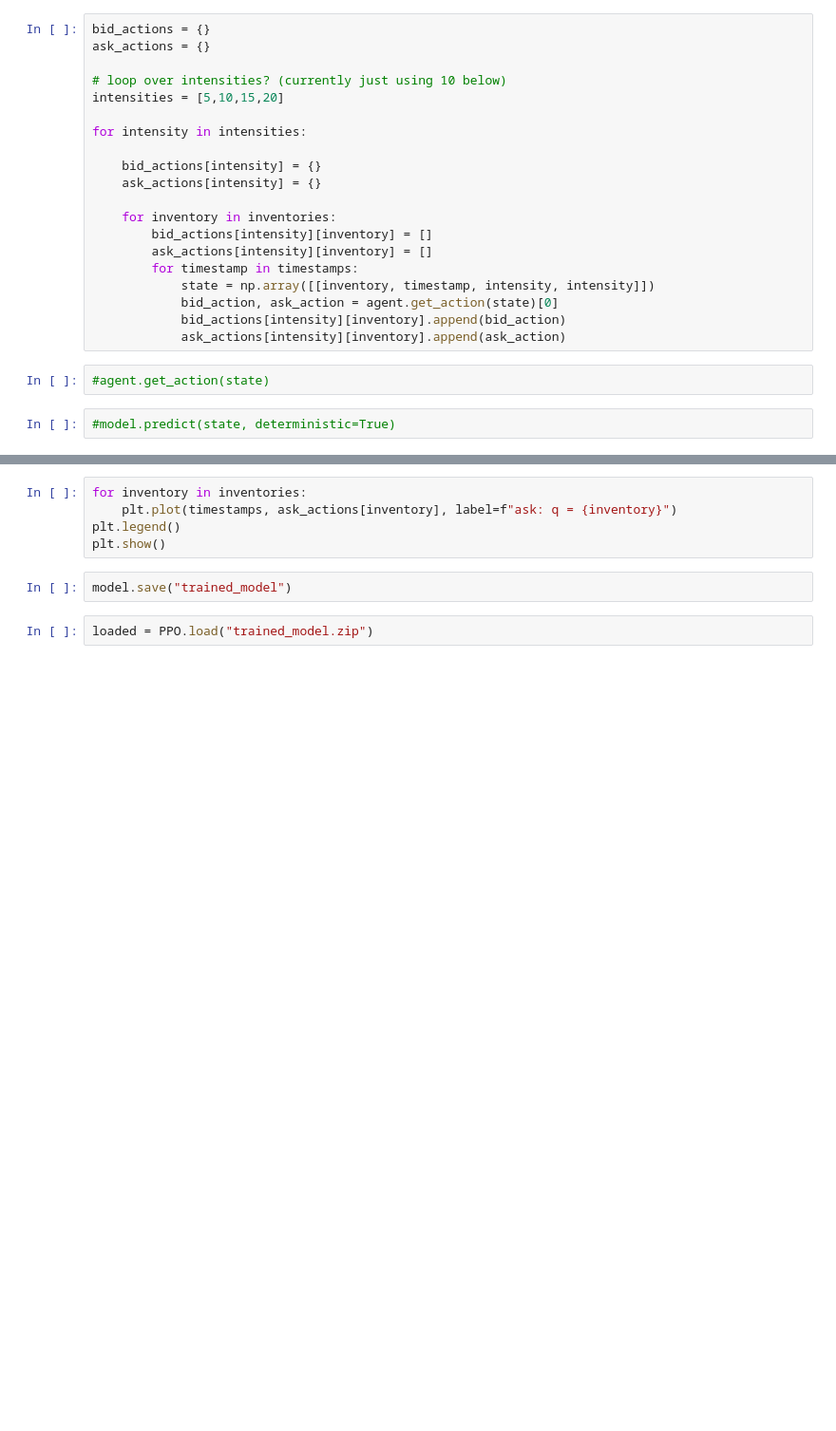
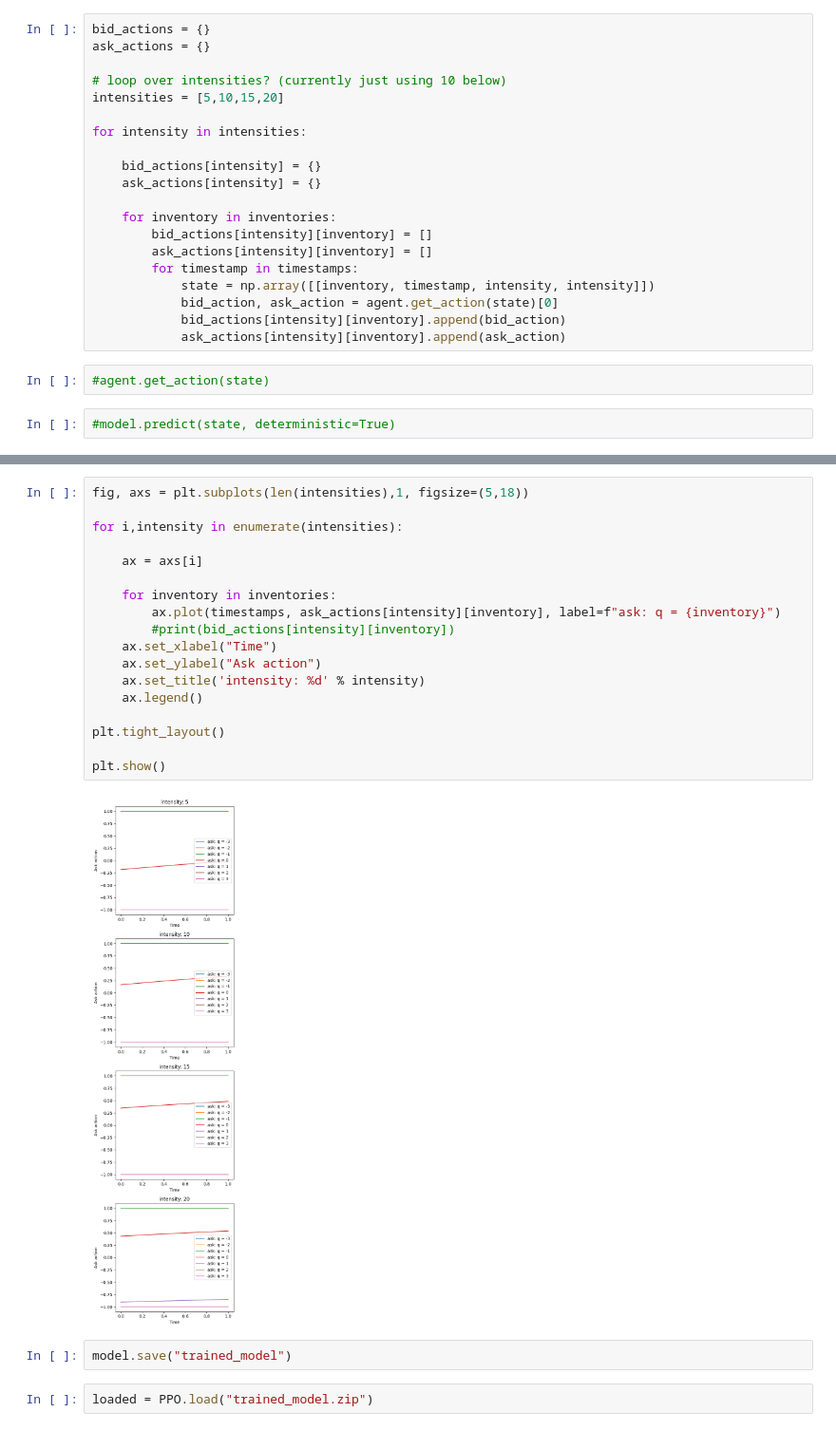
Before and after one commit to JJJerome/mbt_gym, a Jupyter notebook: notebooks/Learning_Hawkes_arrivals.ipynb, the cells around one changed output, grey strips where cells are left out. Shown at 95% size. Cells and saved outputs as stored; diff of their text form; blank space fills up the shorter version.

```diff
--- a/notebooks/Learning_Hawkes_arrivals.ipynb
+++ b/notebooks/Learning_Hawkes_arrivals.ipynb
@@ -204,8 +232,23 @@ plt.show()
 # %%
-for inventory in inventories:
-    plt.plot(timestamps, ask_actions[inventory], label=f"ask: q = {inventory}")
-plt.legend()
+fig, axs = plt.subplots(len(intensities),1, figsize=(5,18))
+
+for i,intensity in enumerate(intensities):
+
+    ax = axs[i]
+
+    for inventory in inventories:
+        ax.plot(timestamps, ask_actions[intensity][inventory], label=f"ask: q = {inventory}")
+        #print(bid_actions[intensity][inventory])
+    ax.set_xlabel("Time")
+    ax.set_ylabel("Ask action")
+    ax.set_title('intensity: %d' % intensity)
+    ax.legend()
+
+plt.tight_layout()
+
 plt.show()
+# %% [output]
+[figure, added]
 # %%
 model.save("trained_model")
 # %%
```
Also changed, not shown: parts of 4 cells of this notebook.
